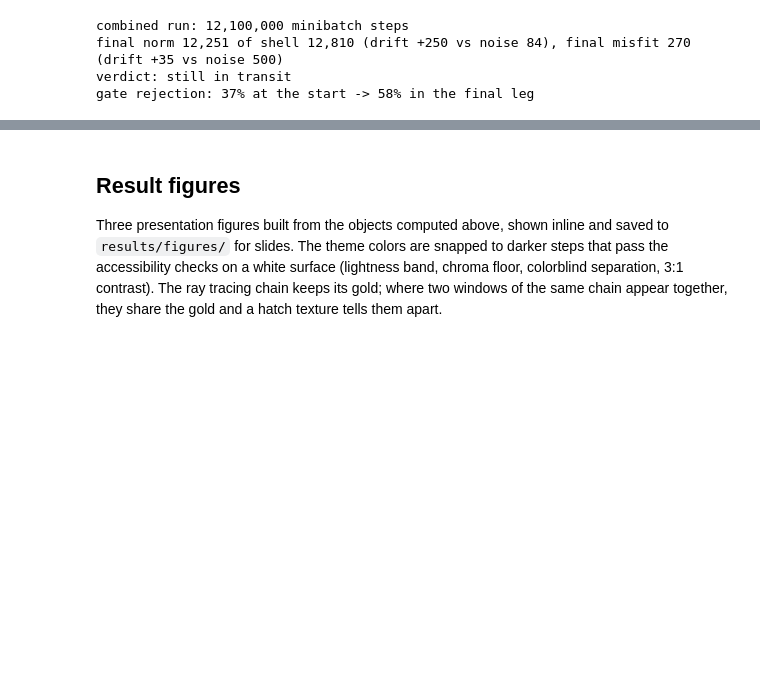
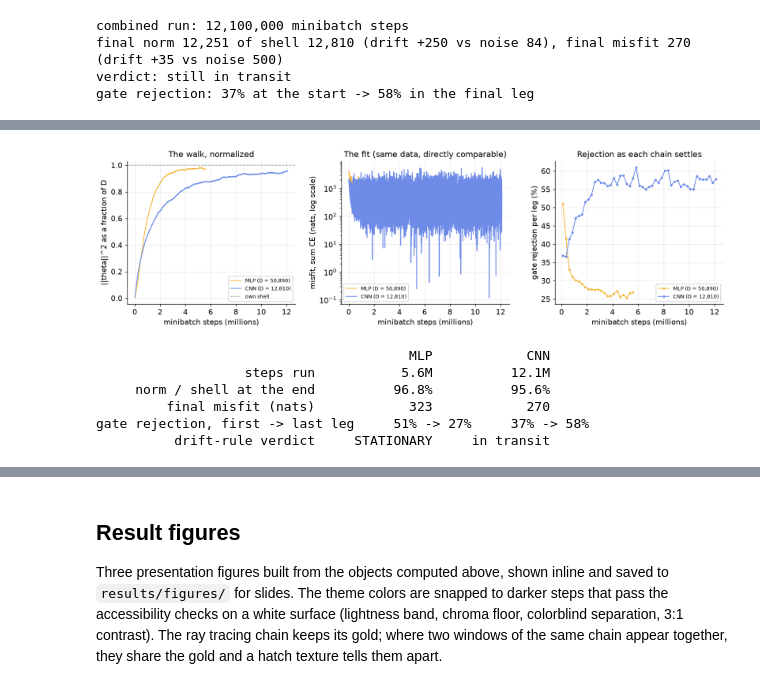
Before and after one commit to YasirAlsugair/ray-tracing-sampler-experiments, a Jupyter notebook: exp6_mnist_posterior.ipynb, the cells around one changed output, grey strips where cells are left out. Cells and saved outputs as stored; diff of their text form; code cells hidden in the pictures; blank space fills up the shorter version.

```diff
--- a/exp6_mnist_posterior.ipynb
+++ b/exp6_mnist_posterior.ipynb
@@ -1494,3 +1523,81 @@ gate rejection: 37% at the start -> 58% in the final leg
+# %%
+def load_march(stem):
+    files = [TABLE_DIR / f"{stem}.npz"] + sorted(
+        TABLE_DIR.glob(f"{stem}_part*.npz"),
+        key=lambda path: int(path.stem.rsplit("part", 1)[1]))
+    if len(files) < 2:
+        return None
+    step_offset, steps, misfits, norms, rejections, leg_ends = 0, [], [], [], [], []
+    for path in files:
+        archive = np.load(path)
+        steps.append(np.asarray(archive["steps"]) + step_offset)
+        step_offset = steps[-1][-1]
+        misfits.append(np.asarray(archive["misfit"]))
+        norms.append(np.asarray(archive["norm"]))
+        rejections.append(1.0 - np.mean(np.asarray(archive["window_accepted"])))
+        leg_ends.append(step_offset)
+    return (np.concatenate(steps), np.concatenate(misfits),
+            np.concatenate(norms), np.array(rejections), np.array(leg_ends))
+
+marches = {"MLP (D = 50,890)": (load_march("exp6_mb33_dt0.0001_rr5"), 50890, RT),
+           "CNN (D = 12,810)": (load_march("exp6_mb33_cnn_dt0.0001_rr5"),
+                                12810, BLUE)}
+if all(m[0] is not None for m in marches.values()):
+    figure, axes = plt.subplots(1, 3, figsize=(13.5, 4.0))
+    for label, (march, shell, color) in marches.items():
+        steps, misfit, norm, rejections, leg_ends = march
+        axes[0].plot(steps / 1e6, norm / shell, color=color, lw=1.2,
+                     label=label)
+        axes[1].semilogy(steps / 1e6, misfit, color=color, lw=1.2,
+                         label=label)
+        axes[2].plot(leg_ends / 1e6, 100 * rejections, color=color, lw=1.2,
+                     marker="o", ms=2.5, label=label)
+    axes[0].axhline(1.0, color=GREY, ls="--", lw=1, label="own shell")
+    axes[0].set_xlabel("minibatch steps (millions)")
+    axes[0].set_ylabel("||theta||^2 as a fraction of D")
+    axes[0].set_title("The walk, normalized")
+    axes[0].legend(fontsize=8)
+    axes[1].set_xlabel("minibatch steps (millions)")
+    axes[1].set_ylabel("misfit, sum CE (nats, log scale)")
+    axes[1].set_title("The fit (same data, directly comparable)")
+    axes[1].legend(fontsize=8)
+    axes[2].set_xlabel("minibatch steps (millions)")
+    axes[2].set_ylabel("gate rejection per leg (%)")
+    axes[2].set_title("Rejection as each chain settles")
+    axes[2].legend(fontsize=8)
+    plt.tight_layout()
+    plt.show()
+
+    def final_quarter_drift(series):
+        quarter = series[3 * len(series) // 4:]
+        slope = np.polyfit(np.arange(len(quarter)), quarter, 1)[0]
+        return slope * len(quarter), quarter.std()
+
+    print(f"{'':>28} {'MLP':>14} {'CNN':>14}")
+    verdict_columns = []
+    for label, (march, shell, _) in marches.items():
+        steps, misfit, norm, rejections, _ = march
+        norm_drift, norm_noise = final_quarter_drift(norm)
+        misfit_drift, misfit_noise = final_quarter_drift(misfit)
+        stationary = (abs(norm_drift) < 2 * norm_noise
+                      and abs(misfit_drift) < 2 * misfit_noise)
+        verdict_columns.append([f"{steps[-1] / 1e6:.1f}M", f"{norm[-1] / shell:.1%}",
+                     f"{misfit[-1]:,.0f}",
+                     f"{rejections[0]:.0%} -> {rejections[-1]:.0%}",
+                     "STATIONARY" if stationary else "in transit"])
+    for name, mlp_value, cnn_value in zip(
+            ["steps run", "norm / shell at the end", "final misfit (nats)",
+             "gate rejection, first -> last leg", "drift-rule verdict"],
+            *verdict_columns):
+        print(f"{name:>28} {mlp_value:>14} {cnn_value:>14}")
+# %% [output]
+[figure, added]
+                                        MLP            CNN
+                   steps run           5.6M          12.1M
+     norm / shell at the end          96.8%          95.6%
+         final misfit (nats)            323            270
+gate rejection, first -> last leg     51% -> 27%     37% -> 58%
+          drift-rule verdict     STATIONARY     in transit
 # %% [markdown]
 ## Findings
 
```
Also changed, not shown: parts of 4 cells of this notebook, 1 other file.
